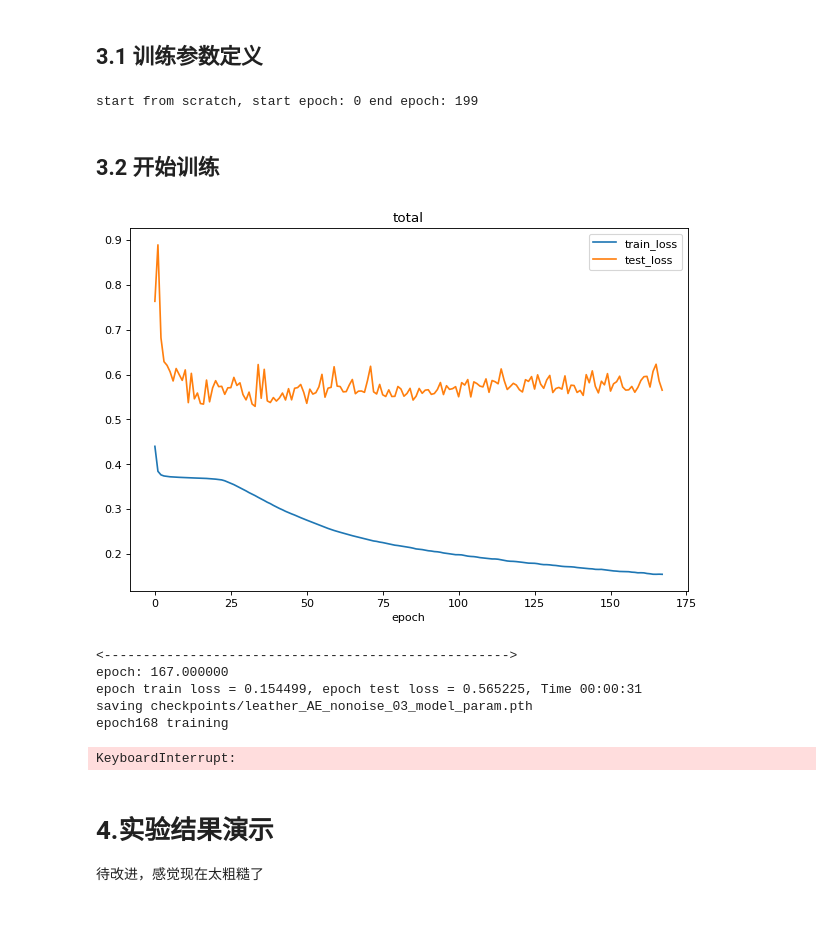
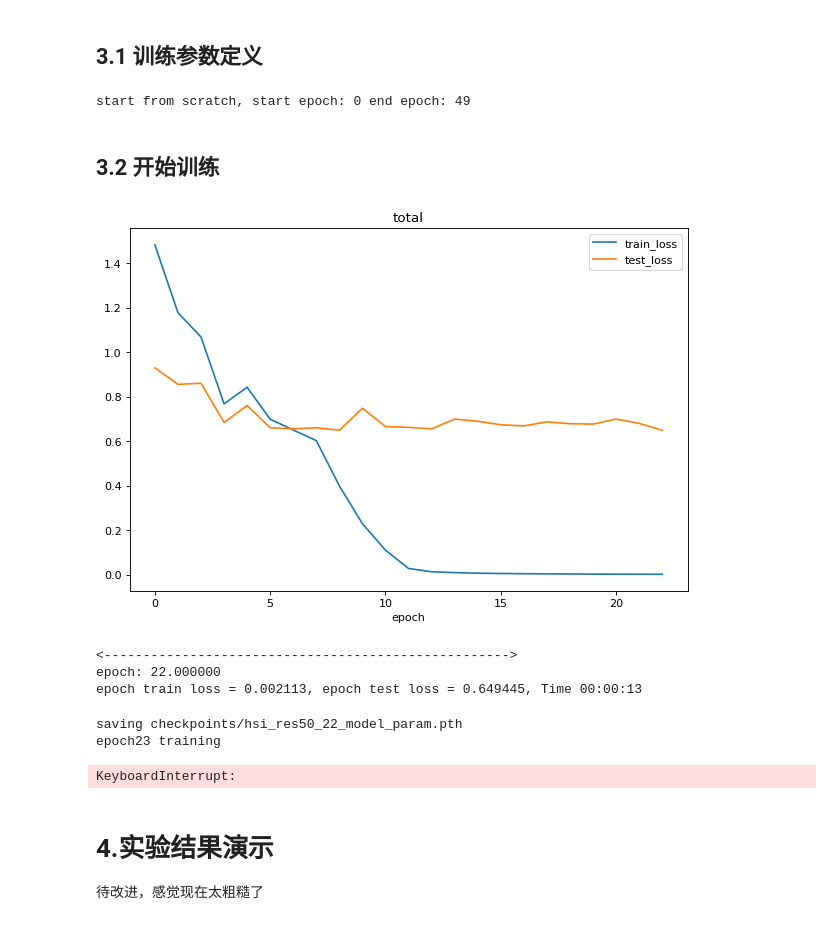
Before and after one commit to BirdFrozen/HSI_CLS, a Jupyter notebook: train_AE.ipynb, the cells around one changed output. Cells and saved outputs as stored; diff of their text form; code cells hidden in the pictures.

Commit message:
complete  res50 test

```diff
--- a/train_AE.ipynb
+++ b/train_AE.ipynb
@@ -41,10 +41,8 @@ torch.cuda.empty_cache()
 # %%
 
 class Config():
-    TrainImageRoot = r'D:\QT_Project\Save\danggui'
-    TestImageRoot = r'D:\syjfile\MyDataset\Dataset\cable\test'
-    TestGtRoot = r'D:\syjfile\MyDataset\Dataset\cable\ground_truth'
-    NoiseImageRoot = r'D:/syjfile/MyDataset/dtd/images'
+    TrainImageRoot = r'D:\QT_Project\Save\danggui\train'
+    TestImageRoot = r'D:\QT_Project\Save\danggui\test'
 
     IMG_HIGHT = 200
     IMG_WIDTH = 200
@@ -294,7 +259,7 @@ epoch_num = 50
 # 每隔几个epoch更新一次保存序号
 save_epoch = 1
 # 创建模型实例
-model = MyModel.ReconstructiveSubNetwork(base_width=64)
+model = MyModel.HSI_CLS_model(603)
 if start_save_code == None :
     # 初始化训练曲线
     all_train_total_loss = []
@@ -325,7 +290,7 @@ else :
 save_code = "hsi_res50"
 end_save_code = f"{save_code}_{start_epoch//save_epoch:02d}"
 # %% [output]
-start from scratch, start epoch: 0 end epoch: 199
+start from scratch, start epoch: 0 end epoch: 49
 # %% [markdown]
 ## 3.2 开始训练
 # %%
@@ -337,9 +302,9 @@ if torch.cuda.is_available() :
 
 model = model.to(device)
 # 定义损失函数   这里只有两类，采用二分类常用的损失函数BCE
-# criterion = nn.BCELoss().to(device)
-criterion = nn.MSELoss().to(device)
-criterion2 = loss.SSIM().to(device)
+criterion = nn.BCELoss().to(device)
+# criterion = nn.MSELoss().to(device)
+# criterion2 = loss.SSIM().to(device)
 # 定义优化器
 optimizer = optim.Adam(model.parameters(), lr=0.0001)
 
@@ -354,53 +319,41 @@ for epo in range(start_epoch, start_epoch + epoch_num):
     model.train() # 模型切换为训练模式，模型参数可以反向传播和梯度下降
     # 导入Dataloader数据
 
-    for index, (img,noise_img,noise_gt, msk) in tqdm(enumerate(train_dataloader),total = len(train_dataloader)):
+    for index, (img,label) in tqdm(enumerate(train_dataloader),total = len(train_dataloader)):
 
         img = img.to(device) # 训练普通AE
-
-        noise_img = noise_img.to(device) # 训练带噪声AE
-        # noise_gt = noise_gt.to(device)
+        label = label.to(device)
 
         # 初始化优化器
         optimizer.zero_grad()
         # 前向传播
-        dout = model(noise_img)
-        # msk = msk.to(device)
-        # dout = torch.mul(dout,msk) # 不计算损失部分的loss
-        # 计算损失函数
-        # 这里同时使用了交叉熵损失和L2损失
-        dout_loss = criterion(dout,img)+criterion2(dout,img) # 分别取得Unet的loss和dcoder的loss
+        pred = model(img)
+        loss = criterion(pred,label)
 
-        loss = dout_loss
         # 损失函数前向传播
         loss.backward()     # 需要计算导数，则调用backward
         # 存储训练参数
-        iter_loss = loss.item()    # .item()返回一个具体的值，一般用于loss和acc
-
-        train_loss += iter_loss #存储训练时的loss
+        train_loss += loss.item()    # .item()返回一个具体的值，一般用于loss和acc
 
         optimizer.step()
 
     # 验证
     test_loss = 0
-    test_dloss = 0
     print(f"epoch{epo} evaluating")
     model.eval() # 模型为验证模式
     with torch.no_grad(): # 不做梯度下降
-        for index, (img, msk) in tqdm(enumerate(test_dataloader),total = len(test_dataloader)):
+        for index, (img, label) in tqdm(enumerate(test_dataloader),total = len(test_dataloader)):
 
             img = img.to(device)
-            # msk = msk.to(device)
+            label = label.to(device)
             # 初始化优化器
             optimizer.zero_grad()
-            dout = model(img)
+            pred = model(img)
             # 计算损失函数
-            dout_loss = criterion(dout, img)+criterion2(dout,img)# 分别取得Unet的loss和dcoder的loss
+            loss = criterion(pred, label)
             # 记录相关损失
-            loss = dout_loss
-            iter_loss = loss.item()
+            test_loss += loss.item()
 
-            test_loss += iter_loss
 
     #保存当前epoch的loss以供可视化训练曲线
     #放在一起是为了防止在运行完Train后掉线，使得曲线长度不一致
@@ -413,46 +366,40 @@ for epo in range(start_epoch, start_epoch + epoch_num):
     time_str = "Time %02d:%02d:%02d" % (h, m, s)
     prev_time = cur_time
 
     visualize.clear_output()# 清除上个epoch的图像输出
 
     # 绘制训练过程曲线
     plt.figure(figsize=(9,6), dpi=80)
     # plt.subplot(121)
     plt.title('total')
     plt.plot(all_train_total_loss,label="train_loss")
     plt.plot(all_test_total_loss,label="test_loss")
     plt.legend(loc='upper right')
     plt.xlabel('epoch')
-    # plt.subplot(122)
-    # plt.title('dout')
-    # plt.plot(all_train_dloss,label="train_dloss")
-    # plt.plot(all_test_dloss,label="test_dloss")
-    # plt.legend(loc='upper right')
-    # plt.xlabel('epoch')
     plt.show()
 
     # 显示当前epoch训练结果
     print('<---------------------------------------------------->')
     print('epoch: %f' % epo)
     print('epoch train loss = %f, epoch test loss = %f, %s'
             % (train_loss/len(train_dataloader), test_loss/len(test_dataloader), time_str))
 
     # 每5个epoch存储一次模型
     if np.mod(epo, save_epoch) == 0:
         # 只存储模型参数
         end_save_code = f"{save_code}_{epo//save_epoch:02d}"
     torch.save(model.state_dict(), f'checkpoints/{end_save_code}_model_param.pth')
     torch.save({"all_train_total_loss":all_train_total_loss,"all_test_total_loss":all_test_total_loss}, \
         f'checkpoints/{end_save_code}_model_curve.pth')
     print(f'saving checkpoints/{end_save_code}_model_param.pth')
 # %% [output]
-[figure, old version]
+[figure, new version]
 <---------------------------------------------------->
-epoch: 167.000000
-epoch train loss = 0.154499, epoch test loss = 0.565225, Time 00:00:31
-saving checkpoints/leather_AE_nonoise_03_model_param.pth
-epoch168 training
+epoch: 22.000000
+epoch train loss = 0.002113, epoch test loss = 0.649445, Time 00:00:13
-KeyboardInterrupt:
+saving checkpoints/hsi_res50_22_model_param.pth
+epoch23 training
+KeyboardInterrupt:
 # %% [markdown]
 # 4.实验结果演示
 待改进，感觉现在太粗糙了
```
Also changed, not shown: parts of 7 cells of this notebook.
